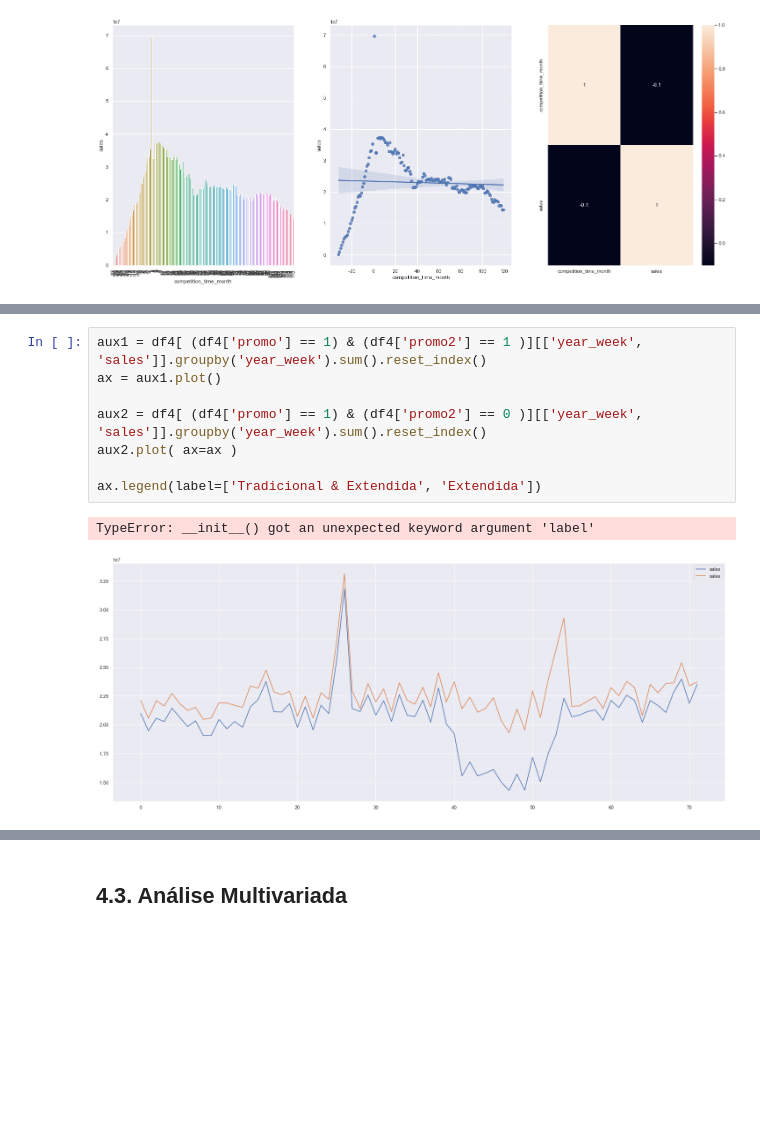
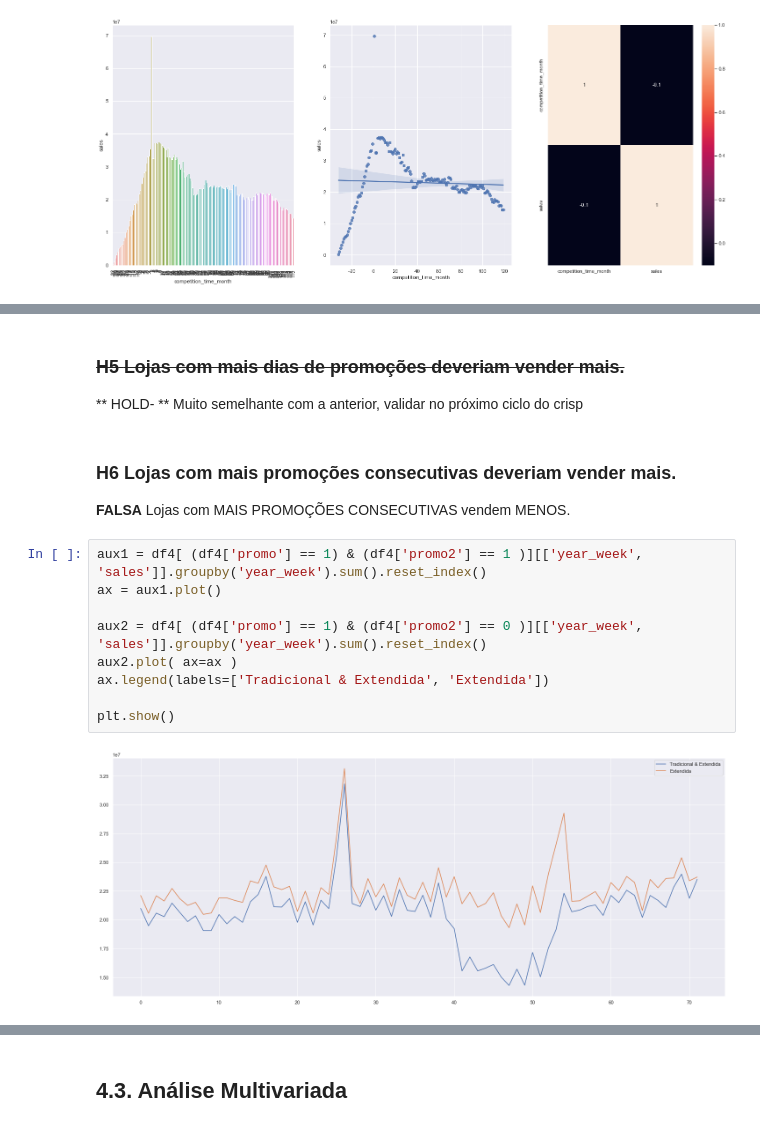
Before and after one commit to andersonftdj/DataScienceEmProducao, a Jupyter notebook: m04_v01_store_sales_prediction.ipynb, the cells around one changed output, grey strips where cells are left out. Saved outputs shown, nothing was run; the diff lists cells and outputs as text; blank space fills up the shorter version.

```diff
--- a/m04_v01_store_sales_prediction.ipynb
+++ b/m04_v01_store_sales_prediction.ipynb
@@ -584,11 +569,19 @@ df4[['promo', 'promo2', 'sales']].groupby( ['promo', 'promo2']).sum().reset_inde
+# %% [markdown]
+### <s>**H5** Lojas com mais dias de promoções deveriam vender mais. </s>
+
+** HOLD- ** Muito semelhante com a anterior, validar no próximo ciclo do crisp
+# %% [markdown]
+### **H6** Lojas com mais promoções consecutivas deveriam vender mais.
+
+**FALSA**  Lojas com MAIS PROMOÇÕES CONSECUTIVAS vendem MENOS.
 # %%
 aux1 = df4[ (df4['promo'] == 1) & (df4['promo2'] == 1 )][['year_week', 'sales']].groupby('year_week').sum().reset_index()
 ax = aux1.plot()
 
 aux2 = df4[ (df4['promo'] == 1) & (df4['promo2'] == 0 )][['year_week', 'sales']].groupby('year_week').sum().reset_index()
 aux2.plot( ax=ax )
+ax.legend(labels=['Tradicional & Extendida', 'Extendida'])
 
-ax.legend(label=['Tradicional & Extendida', 'Extendida'])
+plt.show()
 # %% [output]
-TypeError: __init__() got an unexpected keyword argument 'label'
-[figure, old version]
+[figure, new version]
```
Also changed, not shown: parts of 21 cells of this notebook.
